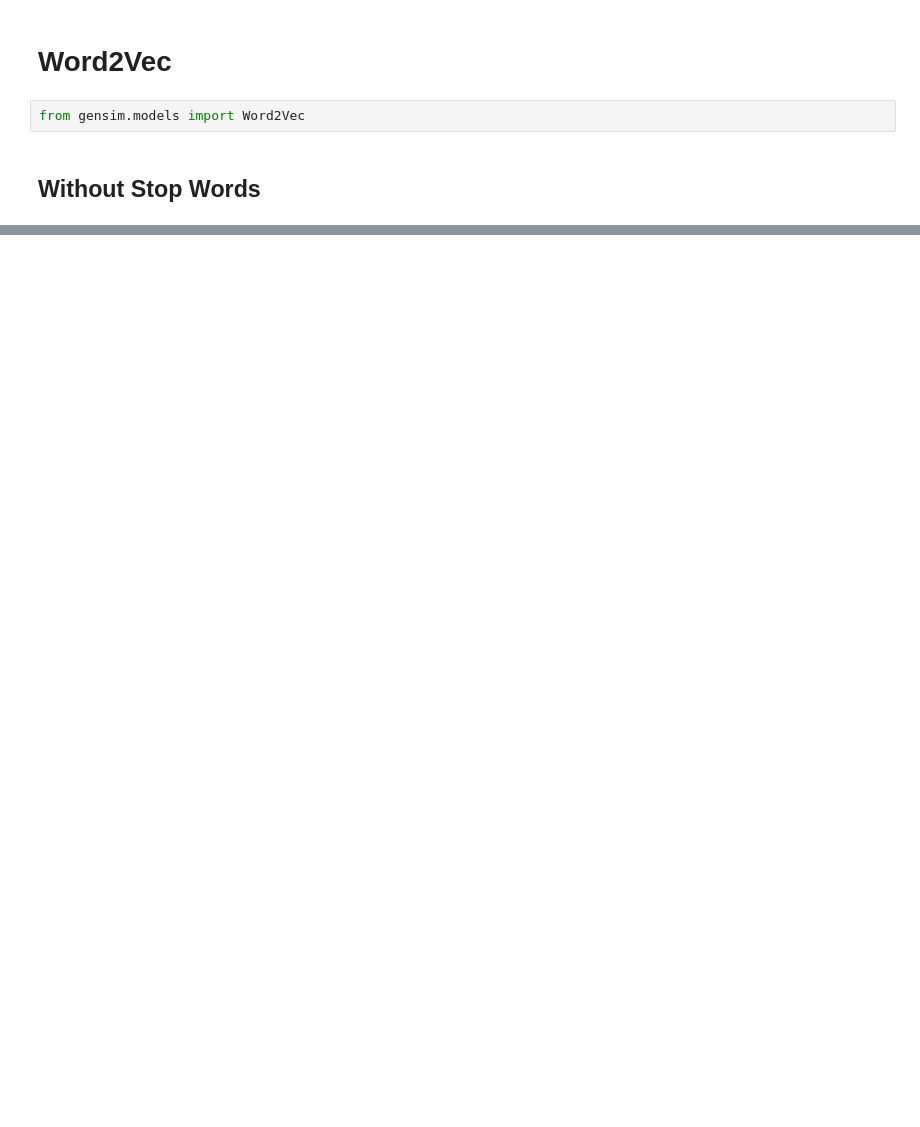
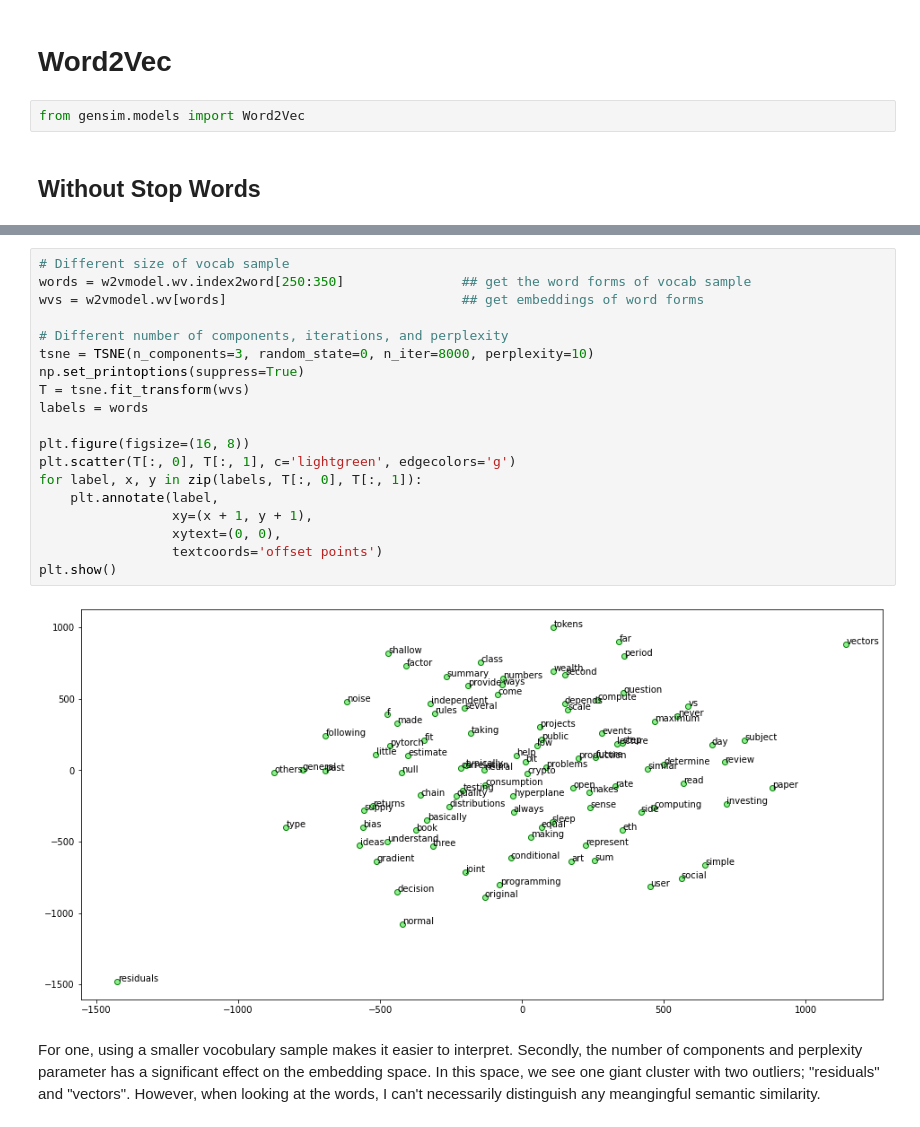
Before and after one commit to GStechschulte/Side_Projects, a Jupyter notebook: Roam_Research_Embedding/roam_research_embedding.ipynb, the cells around one changed output, grey strips where cells are left out. Drawn from its saved outputs; the diff is of its cells as text; blank space fills up the shorter version.

```diff
--- a/Roam_Research_Embedding/roam_research_embedding.ipynb
+++ b/Roam_Research_Embedding/roam_research_embedding.ipynb
@@ -182,0 +248,23 @@ w2vmodel = Word2Vec(
+# %%
+# Different size of vocab sample
+words = w2vmodel.wv.index2word[250:350]               ## get the word forms of vocab sample
+wvs = w2vmodel.wv[words]                              ## get embeddings of word forms
+
+# Different number of components, iterations, and perplexity
+tsne = TSNE(n_components=3, random_state=0, n_iter=8000, perplexity=10)
+np.set_printoptions(suppress=True)
+T = tsne.fit_transform(wvs)
+labels = words
+
+plt.figure(figsize=(16, 8))
+plt.scatter(T[:, 0], T[:, 1], c='lightgreen', edgecolors='g')
+for label, x, y in zip(labels, T[:, 0], T[:, 1]):
+    plt.annotate(label,
+                 xy=(x + 1, y + 1),
+                 xytext=(0, 0),
+                 textcoords='offset points')
+plt.show()
+# %% [output]
+[figure, added]
+# %% [markdown]
+For one, using a smaller vocobulary sample makes it easier to interpret. Secondly, the number of components and perplexity parameter has a significant effect on the embedding space. In this space, we see one giant cluster with two outliers; "residuals" and "vectors". However, when looking at the words, I can't necessarily distinguish any meangingful semantic similarity.
```
Also changed, not shown: parts of 44 cells of this notebook.
